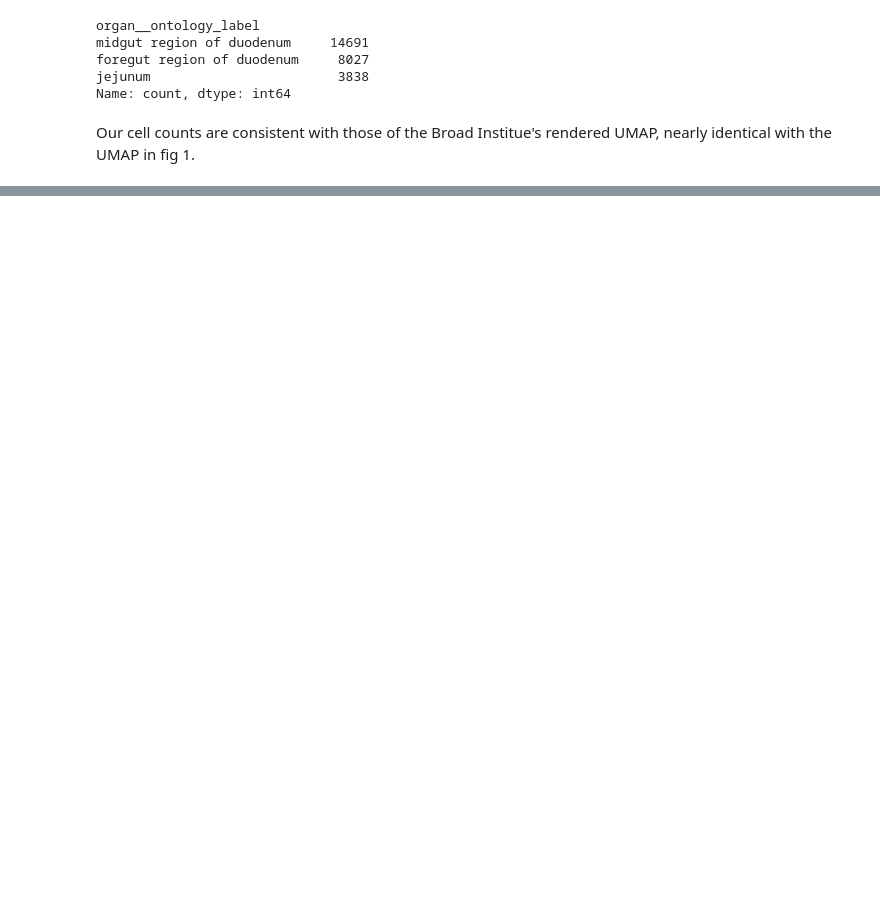
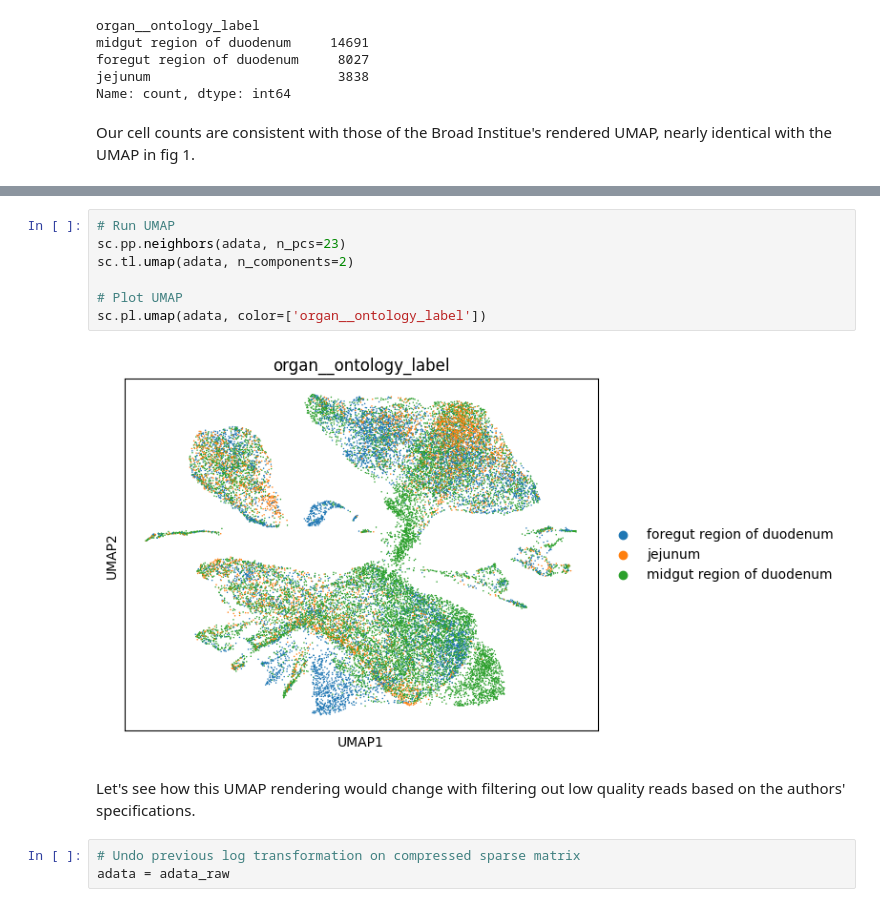
Before and after one commit to aneesav/singlecell, a Jupyter notebook: analysis/kummerlowe.ipynb, the cells around one changed output, grey strips where cells are left out. Saved outputs shown, nothing was run; the diff lists cells and outputs as text; blank space fills up the shorter version.

```diff
--- a/analysis/kummerlowe.ipynb
+++ b/analysis/kummerlowe.ipynb
@@ -120,0 +140,14 @@ The distribution of both `n_genes_by_counts` and `total_counts` is similar, at d
+# %%
+# Run UMAP
+sc.pp.neighbors(adata, n_pcs=23)
+sc.tl.umap(adata, n_components=2)
+
+# Plot UMAP
+sc.pl.umap(adata, color=['organ__ontology_label'])
+# %% [output]
+[figure, added]
+# %% [markdown]
+Let's see how this UMAP rendering would change with filtering out low quality reads based on the authors' specifications.
+# %%
+# Undo previous log transformation on compressed sparse matrix
+adata = adata_raw
```
Also changed, not shown: parts of 21 cells of this notebook.
